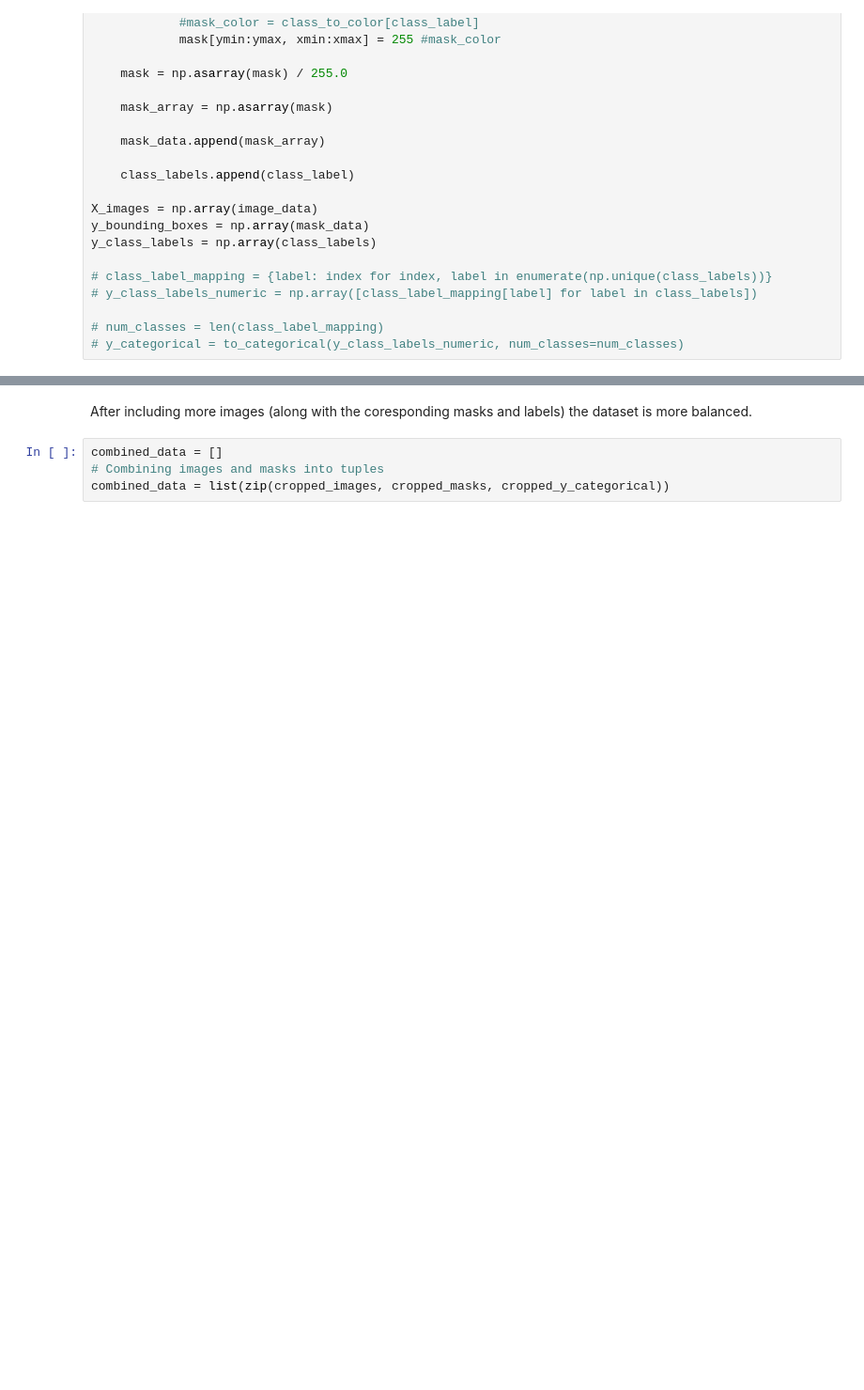
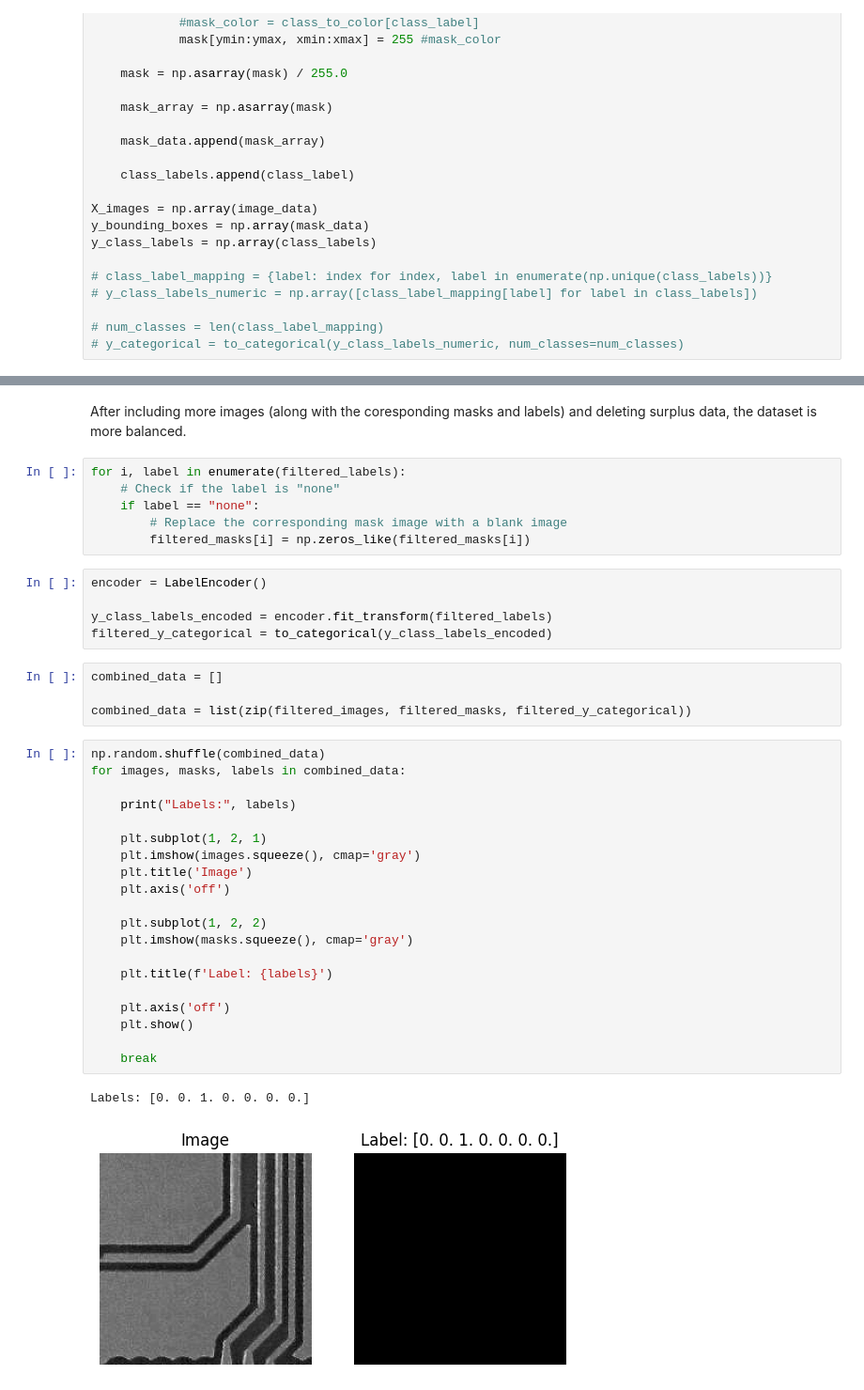
Before and after one commit to taubenus/PCB_Defects_Detection, a Jupyter notebook: notebooks/models/PCB_enhanced_unet_segmentation_classification.ipynb, the cells around one changed output, grey strips where cells are left out. Shown at 94% size. Drawn from its saved outputs; the diff is of its cells as text; blank space fills up the shorter version.

```diff
--- a/notebooks/models/PCB_enhanced_unet_segmentation_classification.ipynb
+++ b/notebooks/models/PCB_enhanced_unet_segmentation_classification.ipynb
@@ -252,6 +289,40 @@ plt.show()
 # %% [markdown]
-After including more images (along with the coresponding masks and labels) the dataset is more balanced.
+After including more images (along with the coresponding masks and labels) and deleting surplus data, the dataset is more balanced.
-# %%
-combined_data = []
-# Combining images and masks into tuples
-combined_data = list(zip(cropped_images, cropped_masks, cropped_y_categorical))
+# %%
+for i, label in enumerate(filtered_labels):
+    # Check if the label is "none"
+    if label == "none":
+        # Replace the corresponding mask image with a blank image
+        filtered_masks[i] = np.zeros_like(filtered_masks[i])
+# %%
+encoder = LabelEncoder()
+
+y_class_labels_encoded = encoder.fit_transform(filtered_labels)
+filtered_y_categorical = to_categorical(y_class_labels_encoded)
+# %%
+combined_data = []
+
+combined_data = list(zip(filtered_images, filtered_masks, filtered_y_categorical))
+# %%
+np.random.shuffle(combined_data)
+for images, masks, labels in combined_data:
+
+    print("Labels:", labels)
+
+    plt.subplot(1, 2, 1)
+    plt.imshow(images.squeeze(), cmap='gray')
+    plt.title('Image')
+    plt.axis('off')
+
+    plt.subplot(1, 2, 2)
+    plt.imshow(masks.squeeze(), cmap='gray')
+
+    plt.title(f'Label: {labels}')
+
+    plt.axis('off')
+    plt.show()
+
+    break
+# %% [output]
+Labels: [0. 0. 1. 0. 0. 0. 0.]
+[figure, added]
```
Also changed, not shown: parts of 46 cells of this notebook, 1 other file.
